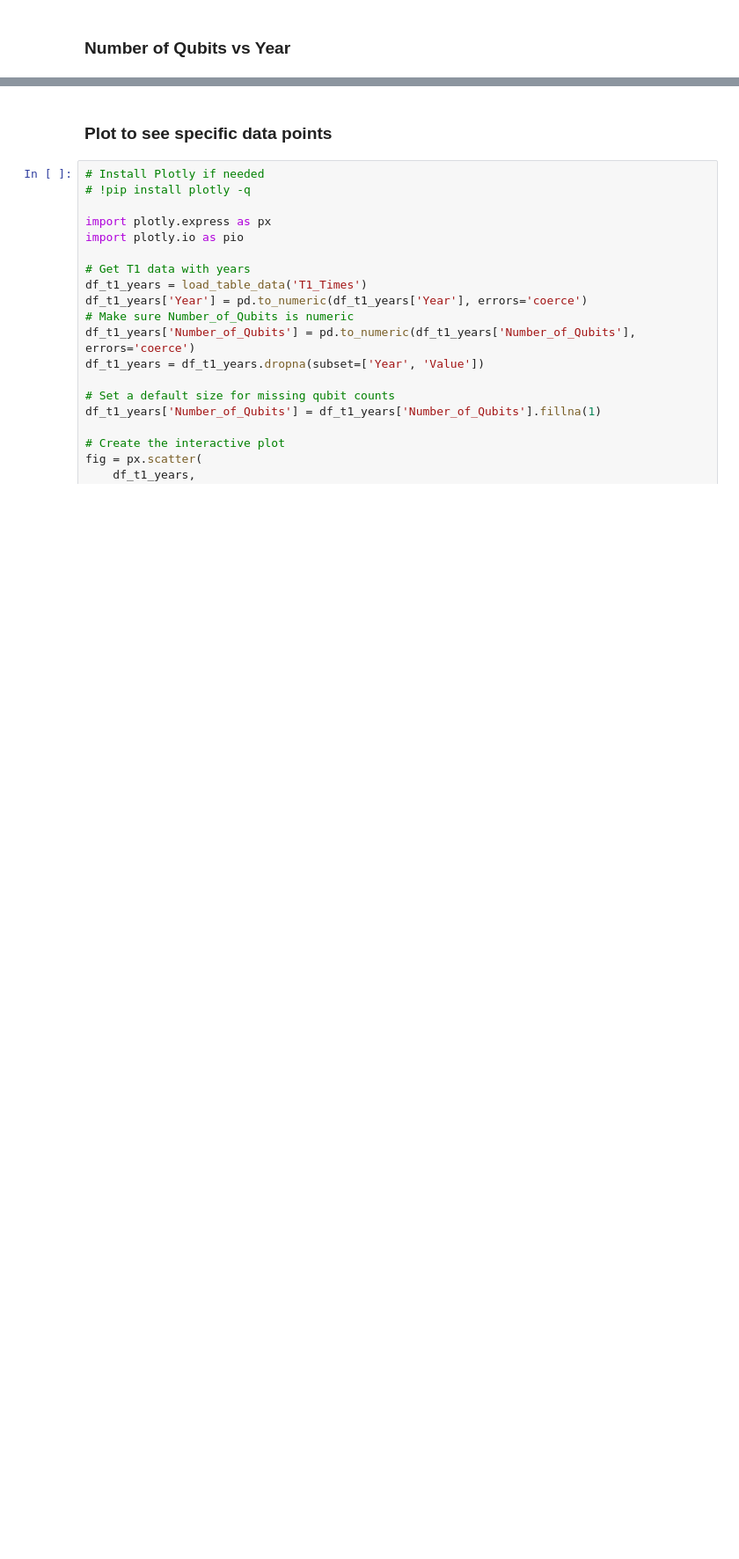
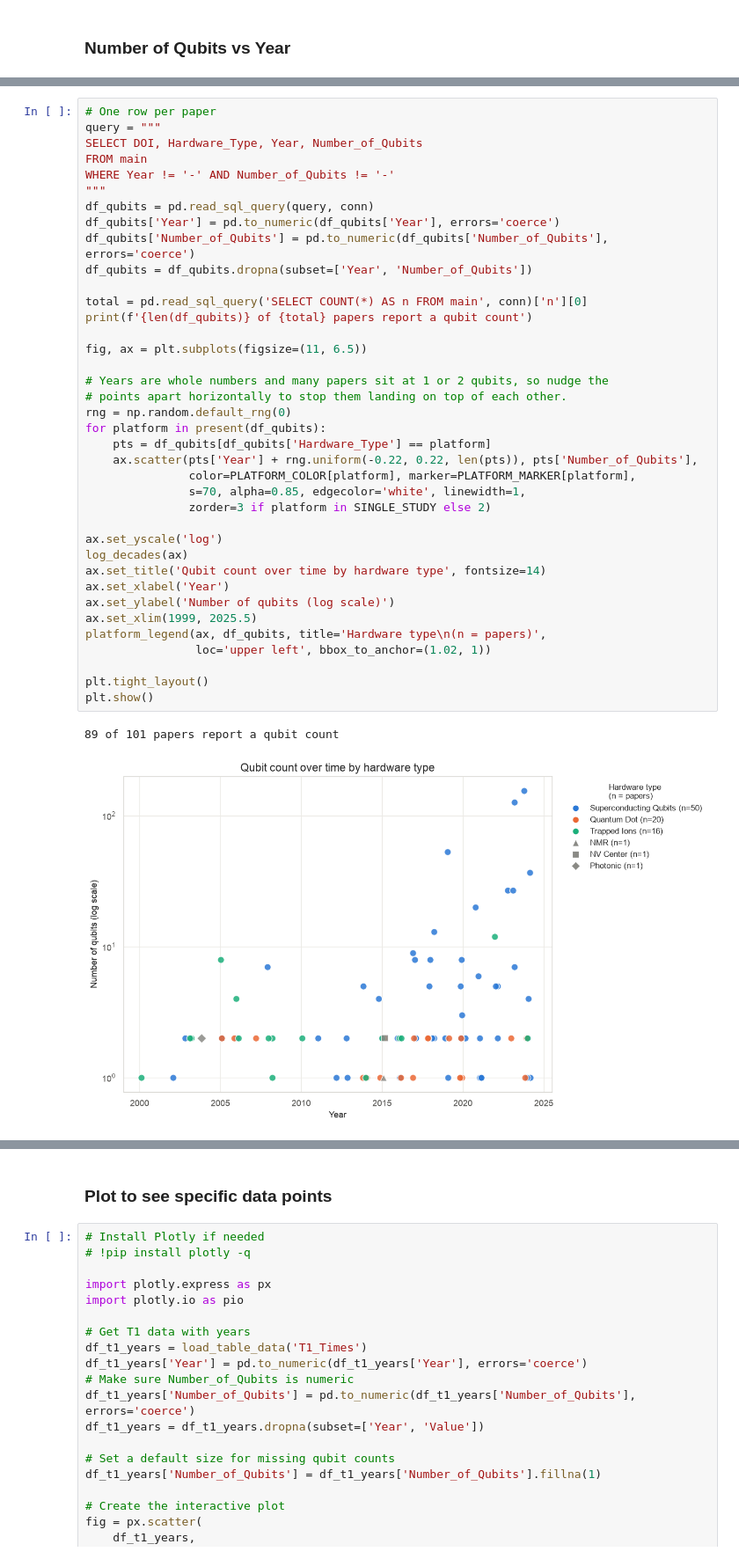
Before and after one commit to georgevsaliens/qubit-hardware-database, a Jupyter notebook: Qubit_Database.ipynb, the cells around one changed output, grey strips where cells are left out. Shown at 88% size. Drawn from its saved outputs; the diff is of its cells as text; blank space fills up the shorter version.

```diff
--- a/Qubit_Database.ipynb
+++ b/Qubit_Database.ipynb
@@ -451,0 +459,41 @@ if dfs:
+# %%
+# One row per paper
+query = """
+SELECT DOI, Hardware_Type, Year, Number_of_Qubits
+FROM main
+WHERE Year != '-' AND Number_of_Qubits != '-'
+"""
+df_qubits = pd.read_sql_query(query, conn)
+df_qubits['Year'] = pd.to_numeric(df_qubits['Year'], errors='coerce')
+df_qubits['Number_of_Qubits'] = pd.to_numeric(df_qubits['Number_of_Qubits'], errors='coerce')
+df_qubits = df_qubits.dropna(subset=['Year', 'Number_of_Qubits'])
+
+total = pd.read_sql_query('SELECT COUNT(*) AS n FROM main', conn)['n'][0]
+print(f'{len(df_qubits)} of {total} papers report a qubit count')
+
+fig, ax = plt.subplots(figsize=(11, 6.5))
+
+# Years are whole numbers and many papers sit at 1 or 2 qubits, so nudge the
+# points apart horizontally to stop them landing on top of each other.
+rng = np.random.default_rng(0)
+for platform in present(df_qubits):
+    pts = df_qubits[df_qubits['Hardware_Type'] == platform]
+    ax.scatter(pts['Year'] + rng.uniform(-0.22, 0.22, len(pts)), pts['Number_of_Qubits'],
+               color=PLATFORM_COLOR[platform], marker=PLATFORM_MARKER[platform],
+               s=70, alpha=0.85, edgecolor='white', linewidth=1,
+               zorder=3 if platform in SINGLE_STUDY else 2)
+
+ax.set_yscale('log')
+log_decades(ax)
+ax.set_title('Qubit count over time by hardware type', fontsize=14)
+ax.set_xlabel('Year')
+ax.set_ylabel('Number of qubits (log scale)')
+ax.set_xlim(1999, 2025.5)
+platform_legend(ax, df_qubits, title='Hardware type\n(n = papers)',
+                loc='upper left', bbox_to_anchor=(1.02, 1))
+
+plt.tight_layout()
+plt.show()
+# %% [output]
+89 of 101 papers report a qubit count
+[figure, added]
```
Also changed, not shown: parts of 23 cells of this notebook, 3 other files.
